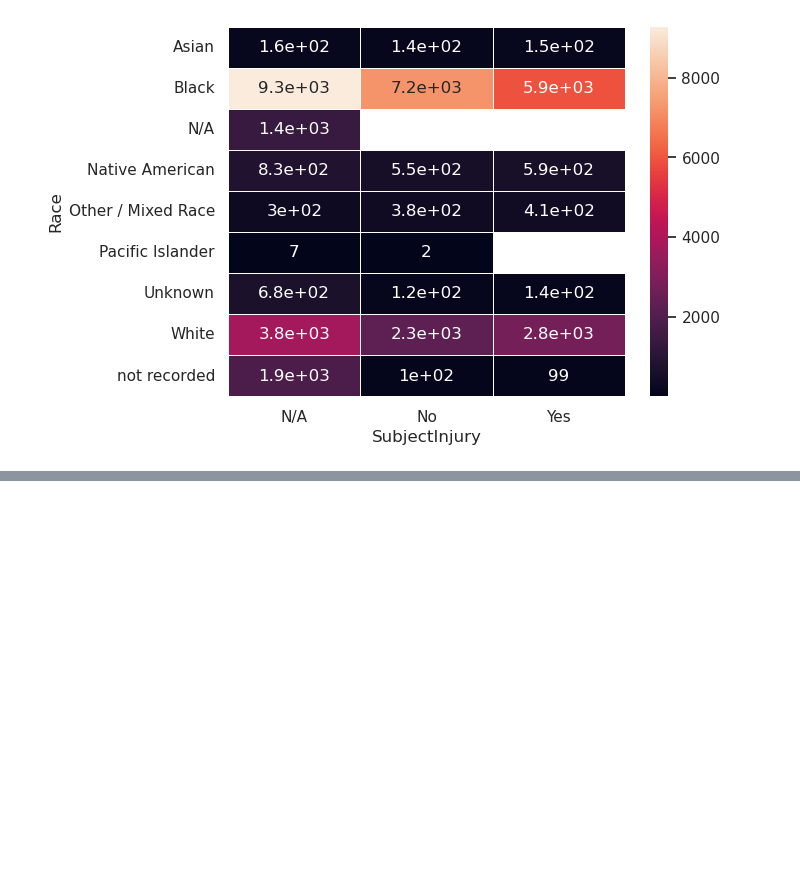
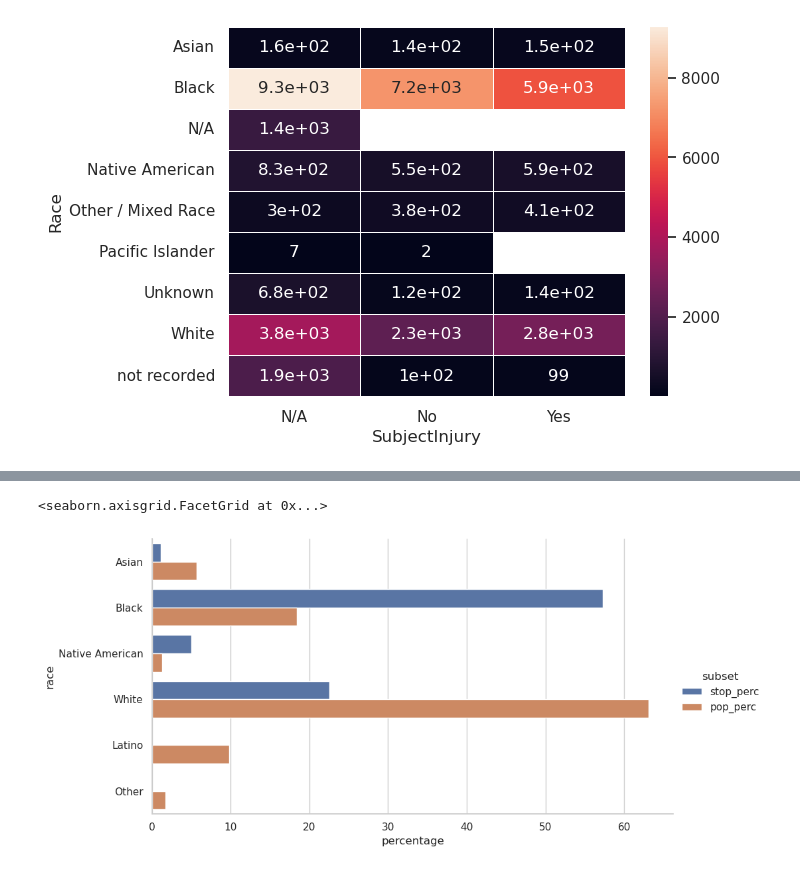
Before and after one commit to aoguedao/ds4sj-brown, a Jupyter notebook: lessons/police-force.ipynb, the cells around one changed output, grey strips where cells are left out. Cells and saved outputs as stored; diff of their text form; code cells hidden in the pictures; blank space fills up the shorter version.

```diff
--- a/lessons/police-force.ipynb
+++ b/lessons/police-force.ipynb
@@ -252,0 +368,4 @@ sns.heatmap(
+# %%
+police_force_race = police_force_df.groupby("Race", as_index=False).agg(stop_nm=("PoliceUseOfForceID", "count"))
+police_force_race["stop_perc"] = police_force_race["stop_nm"] / police_force_df.shape[0] * 100
+police_force_race
@@ -252,0 +383,3 @@ sns.heatmap(
+# %%
+police_force_race = police_force_race.merge(demographics_race, left_on="Race", right_on="race", how="outer")
+police_force_race
@@ -252,0 +399,12 @@ sns.heatmap(
+# %%
+sns.catplot(
+    data=police_force_race.melt(id_vars="race", value_vars=["stop_perc", "pop_perc"], var_name="subset", value_name="percentage"),
+    x="percentage",
+    y="race",
+    hue="subset",
+    kind="bar",
+    aspect=2
+)
+# %% [output]
+<seaborn.axisgrid.FacetGrid at 0x...>
+[figure, added]
```
Also changed, not shown: parts of 17 cells of this notebook.
